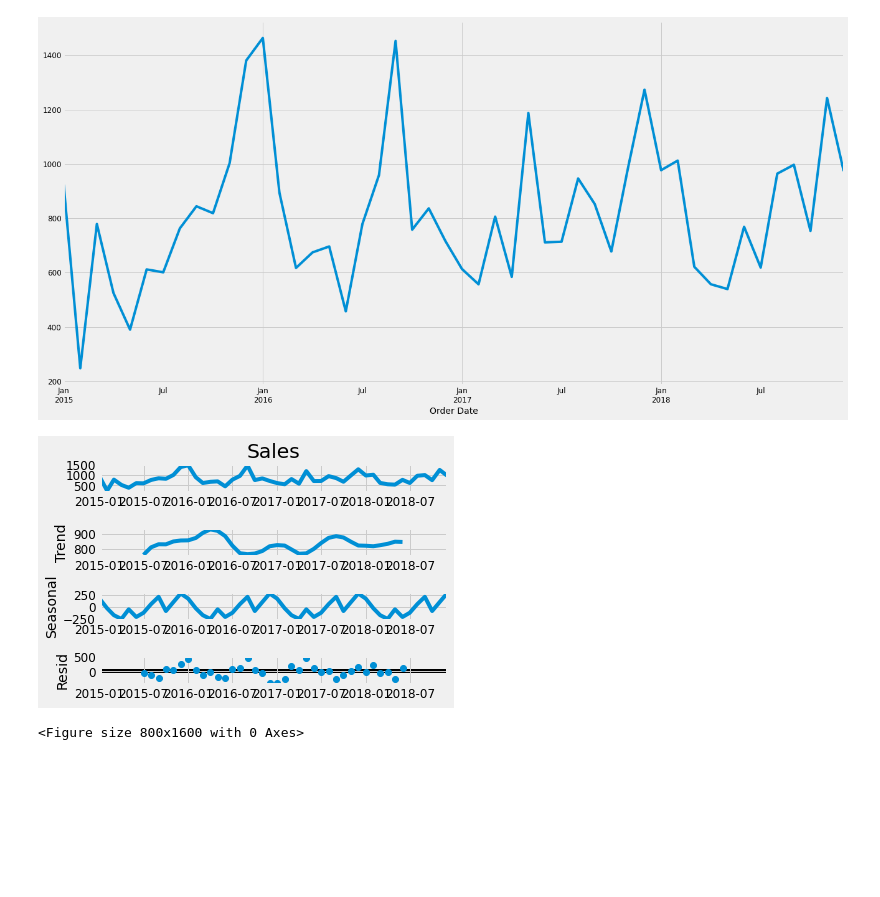
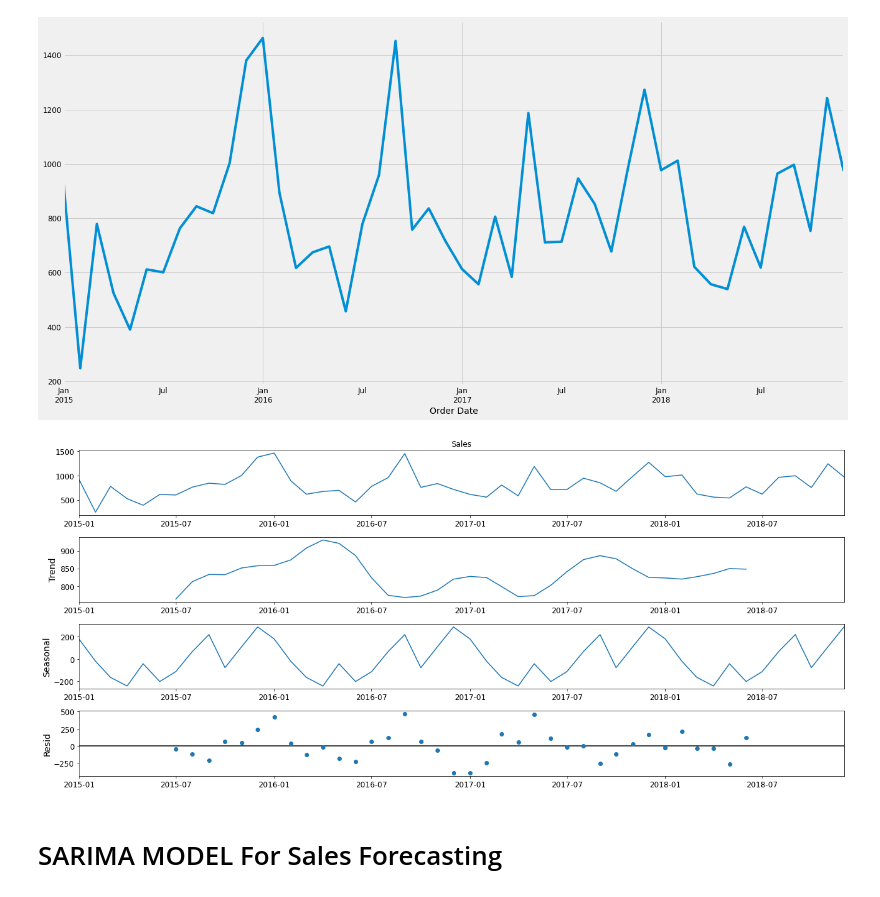
Before and after one commit to BINAYKUMAR943/Sales-Forecasting, a Jupyter notebook: SalesForecasting_TimeSeries.ipynb, the cells around one changed output. Drawn from its saved outputs; the diff is of its cells as text; code cells hidden in the pictures; blank space fills up the shorter version.

```diff
--- a/SalesForecasting_TimeSeries.ipynb
+++ b/SalesForecasting_TimeSeries.ipynb
@@ -9,7 +9,7 @@ import warnings
 import itertools
 import numpy as np
 warnings.filterwarnings("ignore")
-plt.style.use('fivethirtyeight')
+#plt.style.use('fivethirtyeight')
 import statsmodels.api as sm
 
 matplotlib.rcParams['axes.labelsize']=14
@@ -187,11 +168,15 @@ plt.show()
 # %% [output]
 [figure]
 # %%
-
+#from pylab import rcParams
+#rcParams['figure.figsize'] = 18, 8
+matplotlib.rcParams['figure.figsize']=18,8
 decomposition = sm.tsa.seasonal_decompose(data, model='additive')
 fig = decomposition.plot()
-figure(figsize=(10, 20), dpi=80)
+seasonal=decomposition.seasonal
+
 plt.show()
 # %% [output]
-[figure, old version]
+[figure, new version]
-<Figure size 800x1600 with 0 Axes>
+# %% [markdown]
+#  SARIMA MODEL For Sales Forecasting
```
Also changed, not shown: parts of 19 cells of this notebook.
